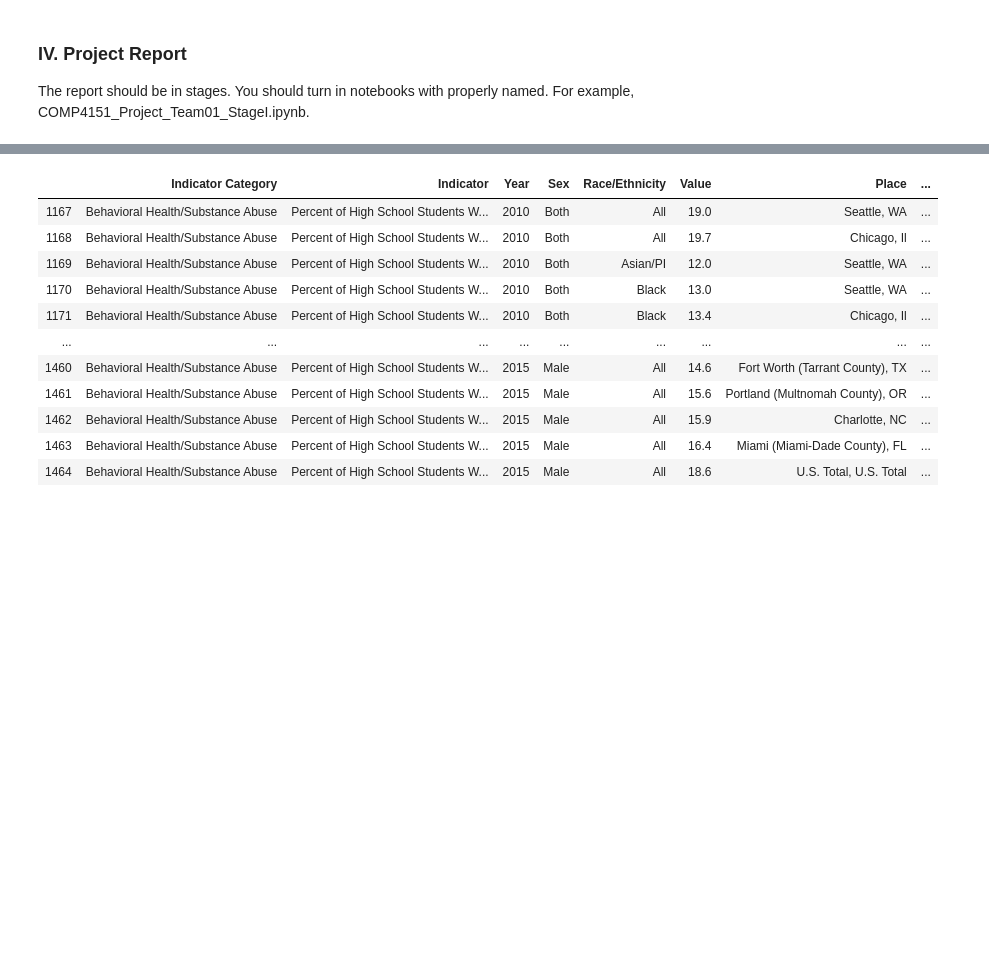
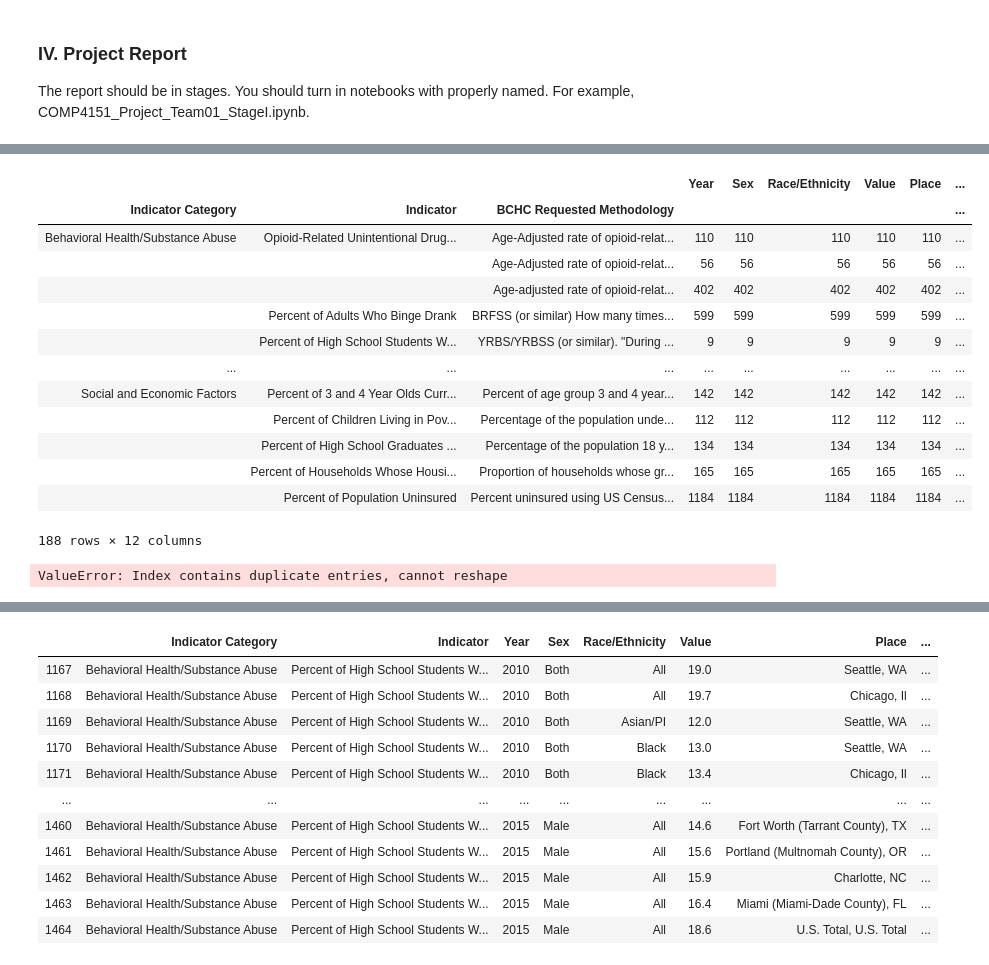
Before and after one commit to nijie321/COMP4151-project, a Jupyter notebook: Jie_Analysis.ipynb, the cells around one changed output, grey strips where cells are left out. Saved outputs shown, nothing was run; the diff lists cells and outputs as text; code cells hidden in the pictures; blank space fills up the shorter version.

```diff
--- a/Jie_Analysis.ipynb
+++ b/Jie_Analysis.ipynb
@@ -77,0 +123,17 @@ array([2010, 2011, 2012, 2013, 2014, 2015, 2016, 2018, 2017])
+# %%
+data.groupby(['Indicator Category','Indicator','BCHC Requested Methodology']).count()
+# %% [output]
+|  |  |  | Year | Sex | Race/Ethnicity | Value | Place | ... |
+| Indicator Category | Indicator | BCHC Requested Methodology |  |  |  |  |  | ... |
+| Behavioral Health/Substance Abuse | Opioid-Related Unintentional Drug... | Age-Adjusted rate of opioid-relat... | 110 | 110 | 110 | 110 | 110 | ... |
+|  |  | Age-Adjusted rate of opioid-relat... | 56 | 56 | 56 | 56 | 56 | ... |
+|  |  | Age-adjusted rate of opioid-relat... | 402 | 402 | 402 | 402 | 402 | ... |
+|  | Percent of Adults Who Binge Drank | BRFSS (or similar) How many times... | 599 | 599 | 599 | 599 | 599 | ... |
+|  | Percent of High School Students W... | YRBS/YRBSS (or similar). "During ... | 9 | 9 | 9 | 9 | 9 | ... |
+| ... | ... | ... | ... | ... | ... | ... | ... | ... |
+| Social and Economic Factors | Percent of 3 and 4 Year Olds Curr... | Percent of age group 3 and 4 year... | 142 | 142 | 142 | 142 | 142 | ... |
+|  | Percent of Children Living in Pov... | Percentage of the population unde... | 112 | 112 | 112 | 112 | 112 | ... |
+|  | Percent of High School Graduates ... | Percentage of the population 18 y... | 134 | 134 | 134 | 134 | 134 | ... |
+|  | Percent of Households Whose Housi... | Proportion of households whose gr... | 165 | 165 | 165 | 165 | 165 | ... |
+|  | Percent of Population Uninsured | Percent uninsured using US Census... | 1184 | 1184 | 1184 | 1184 | 1184 | ... |
+188 rows × 12 columns
@@ -77,0 +147,4 @@ array([2010, 2011, 2012, 2013, 2014, 2015, 2016, 2018, 2017])
+# %%
+data.pivot(index='Indicator', columns='Indicator Category', values='BCHC Requested Methodology')
+# %% [output]
+ValueError: Index contains duplicate entries, cannot reshape
```
Also changed, not shown: parts of 13 cells of this notebook, 1 other file.
